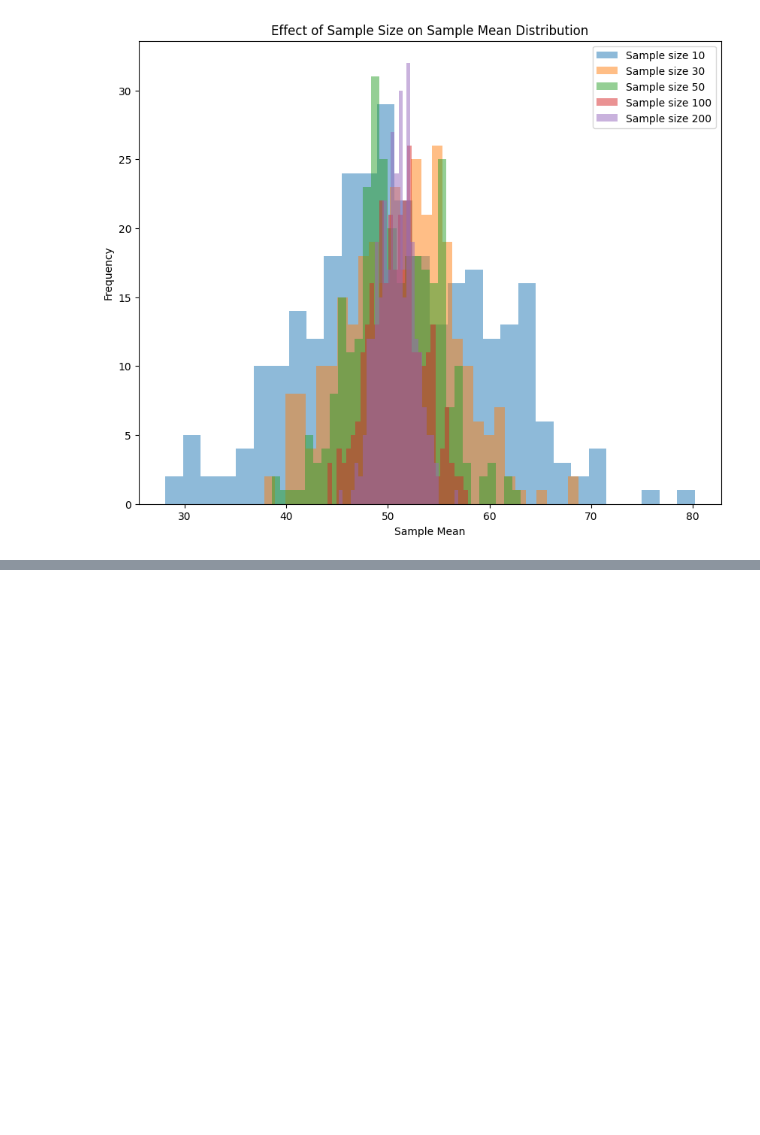
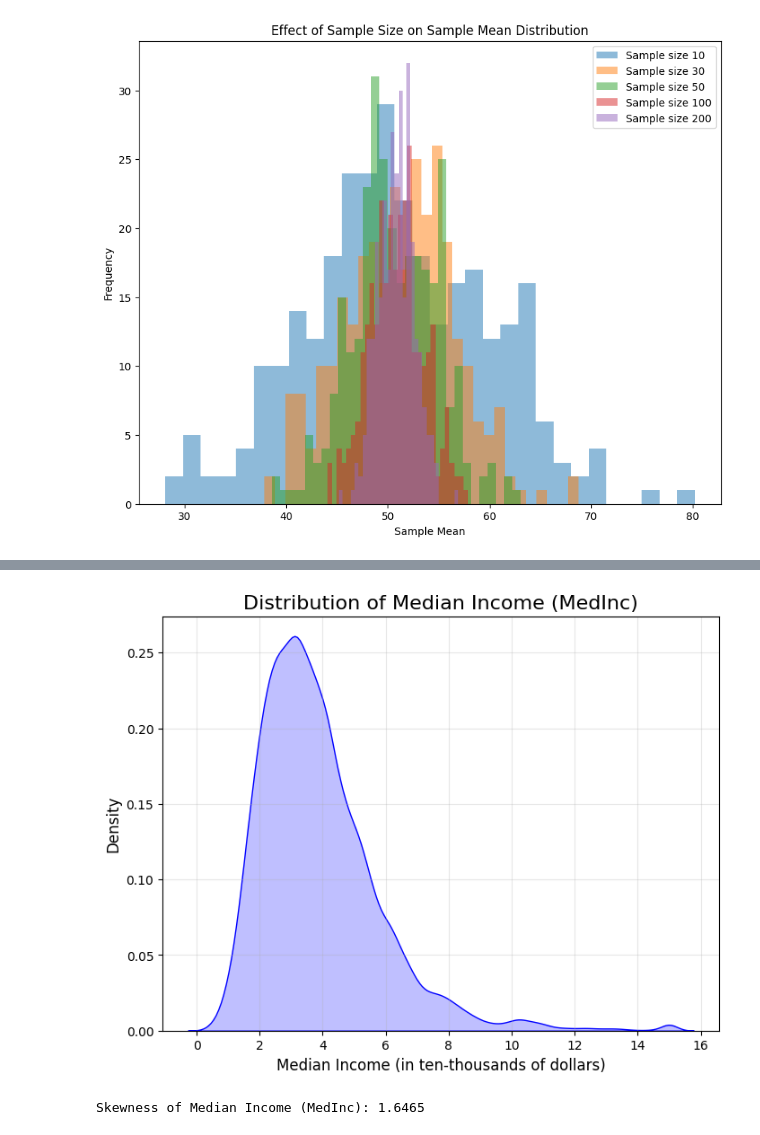
Before and after one commit to MehrdadJalali-AI/Statistics-and-Machine-Learning, a Jupyter notebook: Day3.ipynb, the cells around one changed output, grey strips where cells are left out. Saved outputs shown, nothing was run; the diff lists cells and outputs as text; code cells hidden in the pictures; blank space fills up the shorter version.

```diff
--- a/Day3.ipynb
+++ b/Day3.ipynb
@@ -122,0 +190,20 @@ plt.show()
+# %%
+import seaborn as sns
+plt.figure(figsize=(8, 6))
+
+#The kdeplot function in the Seaborn library is used to plot the Kernel Density Estimate (KDE) of a dataset, which represents a smooth estimate of the data's probability density function (PDF).
+sns.kdeplot(df['MedInc'], fill=True, color="blue")  # Replace 'shade' with 'fill'
+plt.title('Distribution of Median Income (MedInc)', fontsize=16)
+plt.xlabel('Median Income (in ten-thousands of dollars)', fontsize=12)
+plt.ylabel('Density', fontsize=12)
+plt.grid(True, alpha=0.3)
+plt.show()
+# %% [output]
+[figure, added]
+# %%
+from scipy.stats import skew
+# Calculate skewness for the 'MedInc' feature
+medinc_skewness = skew(df['MedInc'])
+print(f"Skewness of Median Income (MedInc): {medinc_skewness:.4f}")
+# %% [output]
+Skewness of Median Income (MedInc): 1.6465
```
Also changed, not shown: parts of 10 cells of this notebook.
